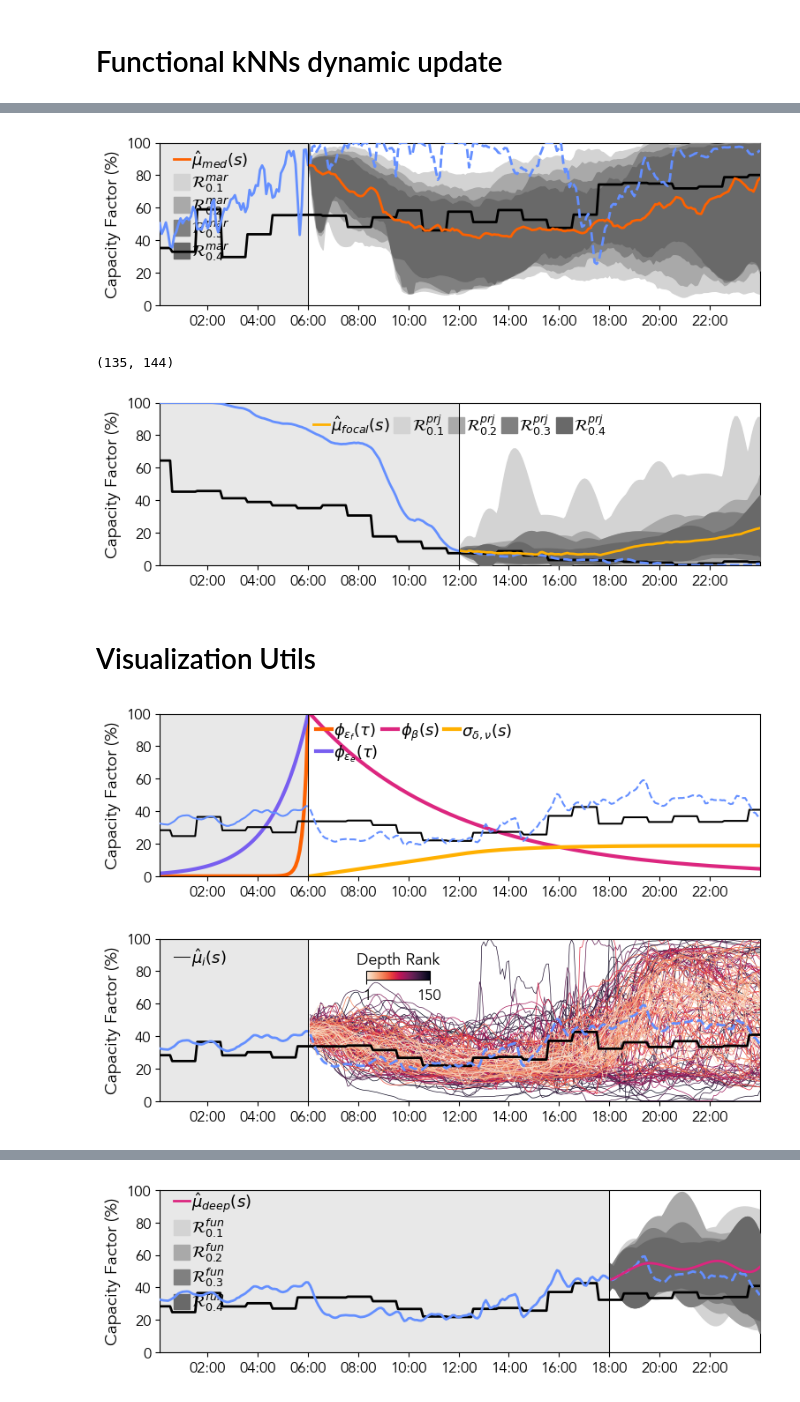
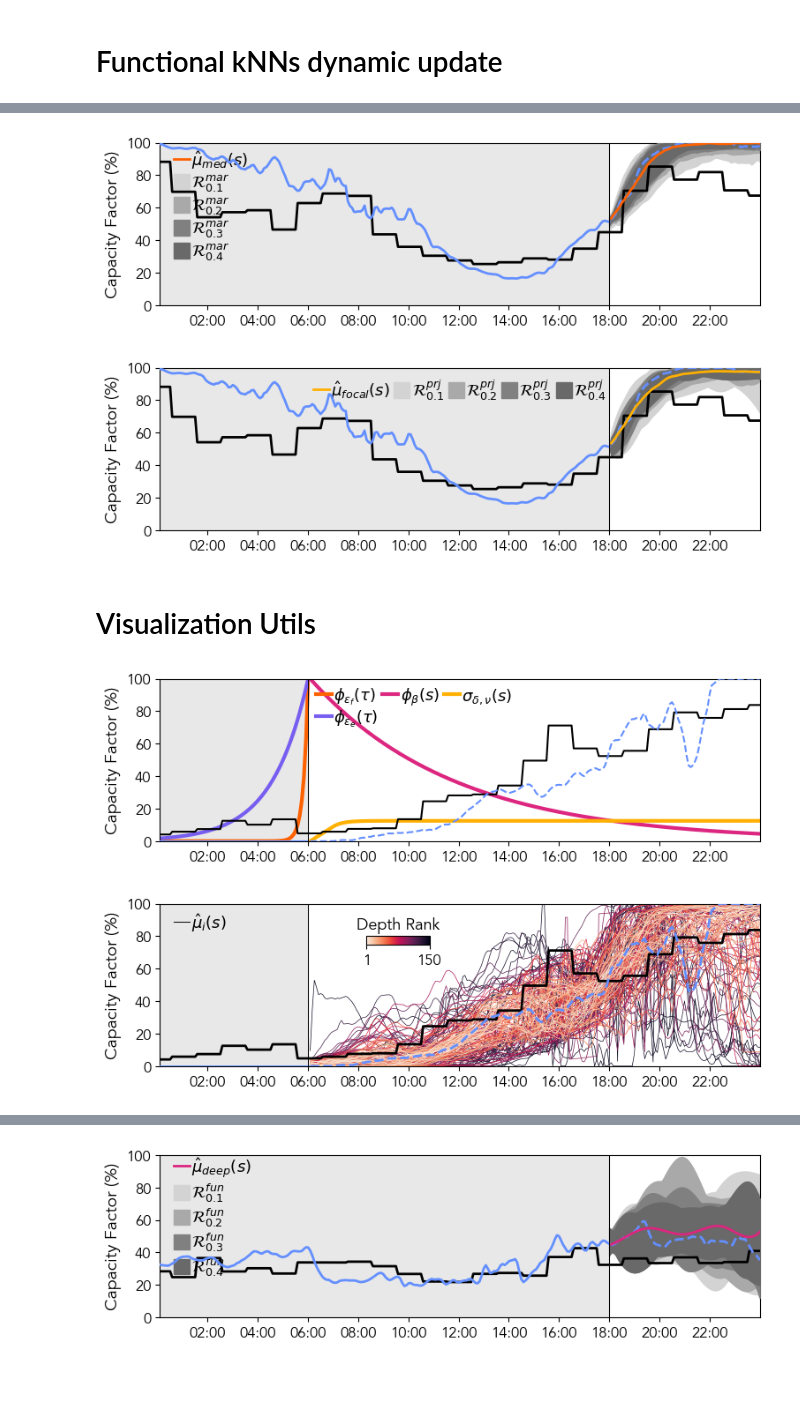
Before and after one commit to gterren/functional_forecast_dynamic_update, a Jupyter notebook: notebooks/wind_asset_ffc_viz.ipynb, the cells around one changed output, grey strips where cells are left out. Cells and saved outputs as stored; diff of their text form; code cells hidden in the pictures.

```diff
--- a/notebooks/wind_asset_ffc_viz.ipynb
+++ b/notebooks/wind_asset_ffc_viz.ipynb
@@ -115,8 +115,8 @@ _init = {72: 1, 144: 2, 216: 2}
 exp_description="unbiased-025-6"
 _init = {72: 3, 144: 4, 216: 1}
 
-# exp_description="biased-025"
-# _init = {72: 5, 144: 2, 216: 1}
+exp_description="unbiased-025-7"
+_init = {72: 3, 144: 4, 216: 2}
 
 hyper_, envelope_ = loader.hyperparameters(
     _init,
@@ -316,9 +320,9 @@ print(growing_df.head(20))
 # Blanco Canyon 18 112 in 176
 # Black Jack Creek Wind 17 289
 
-day = 7
-asset = 12
-interval = 144
+day = 120
+asset = 10
+interval = 216
 
 _fdu = functional_dynamic_update(
     _distances = {"temporal": "seasonal_equinox",
@@ -501,11 +460,11 @@ plt.savefig(IMAGES / f"median_mar_regions-{file_name}.pdf")
 
 plt.show()
 # %% [output]
-[figure, old version]
+[figure, new version]
 # %%
 # Samples in each confidence band
 score = 'FCS'
-distance = "fknn"
+distance = "l2"
 alpha_ = [0.1, 0.2, 0.3, 0.4]
 
 M_int_, M_int_ds_ = _fdu.functional_downsampling(
@@ -518,7 +477,7 @@ M_int_, M_int_ds_ = _fdu.functional_downsampling(
 J_ = _fdu.focal_curve_envelope(
     None,
     M_int_,
-    dist ="l2" ,
+    dist = distance,
     max_iter = 100,
 )
 
@@ -532,7 +491,7 @@ k_ = get_band_fraction(
 
 f_focal_ext_, _upper, _lower = _fdu.focal_envelope_confidence_region(
     alpha_,
-    k_*5,
+    k_,
 )
 
 _fig, _ax = plt.subplots(
@@ -542,35 +501,34 @@ _fig, _ax = plt.subplots(
 
 plotter.plot_envelope(
     _fig, _ax, palette_,
     _upper, _lower, f_focal_ext_, f_, f_hat_, e_biased_, dx_,
     dt_ = dt_ + 5,
     interval = interval,
     n = 120,
     color_med = palette_.loc[4, "ibm"],
     label = r"$\hat{\mu}_{focal} (s)$",
     CR=r"$\mathcal{{R}}^{{prj}}_{{{}}}$",
     range_ = [0, 287],
     legend_1 = False,
     legend_2 = True,
 )
 
 _ax.legend(
     frameon = False,
     loc = (0.245, .75),
     #loc = 'lower center',
     fontsize = 13,
     columnspacing = 0.25,
     handletextpad = 0.125,
     labelspacing = 0.125,
     ncol = 5,
 )
 
 plt.savefig(IMAGES / f"focal_prj_regions-{file_name}.pdf")
 
 plt.show()
 # %% [output]
-(135, 144)
-[figure, old version]
+[figure, new version]
 # %% [markdown]
 # Visualization Utils
 # %%
@@ -612,7 +570,7 @@ _ax.legend(
 
 plt.show()
 # %% [output]
-[figure, old version]
+[figure, new version]
 # %%
 distance = 'MBD'
 _depth = ModifiedBandDepth()
@@ -658,7 +616,7 @@ plt.savefig(IMAGES / f"{distance}_ranking-{file_name}.pdf")
 
 plt.show()
 # %% [output]
-[figure, old version]
+[figure, new version]
 # %%
 # Samples in each confidence band
 score = 'FCS'
```
Also changed, not shown: parts of 6 cells of this notebook, 18 other files.
